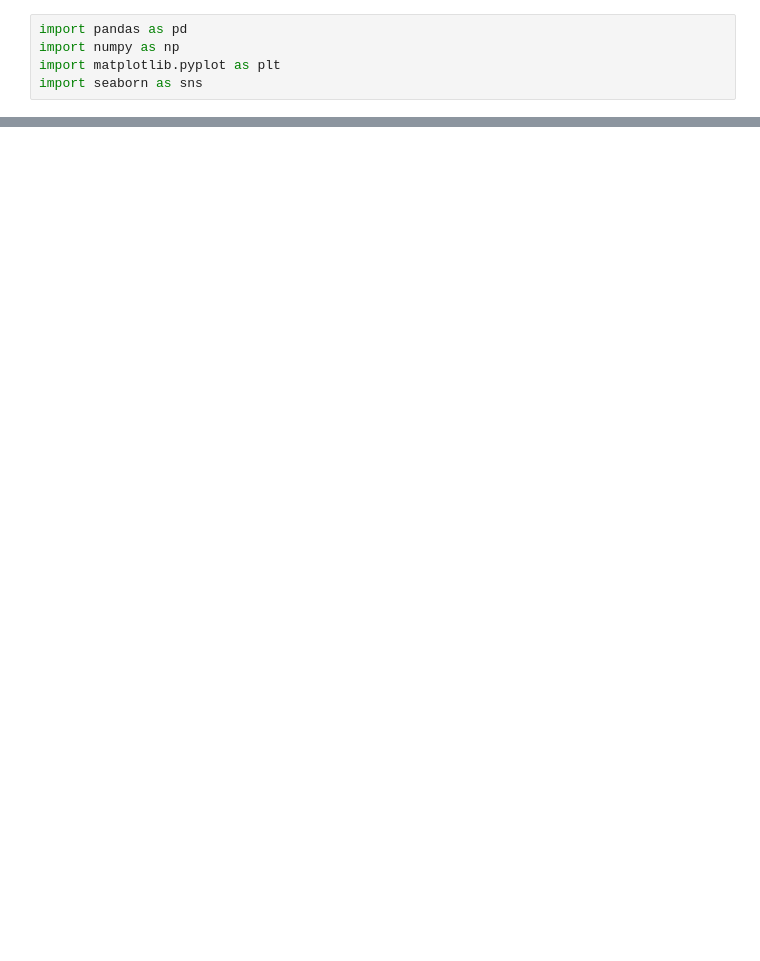
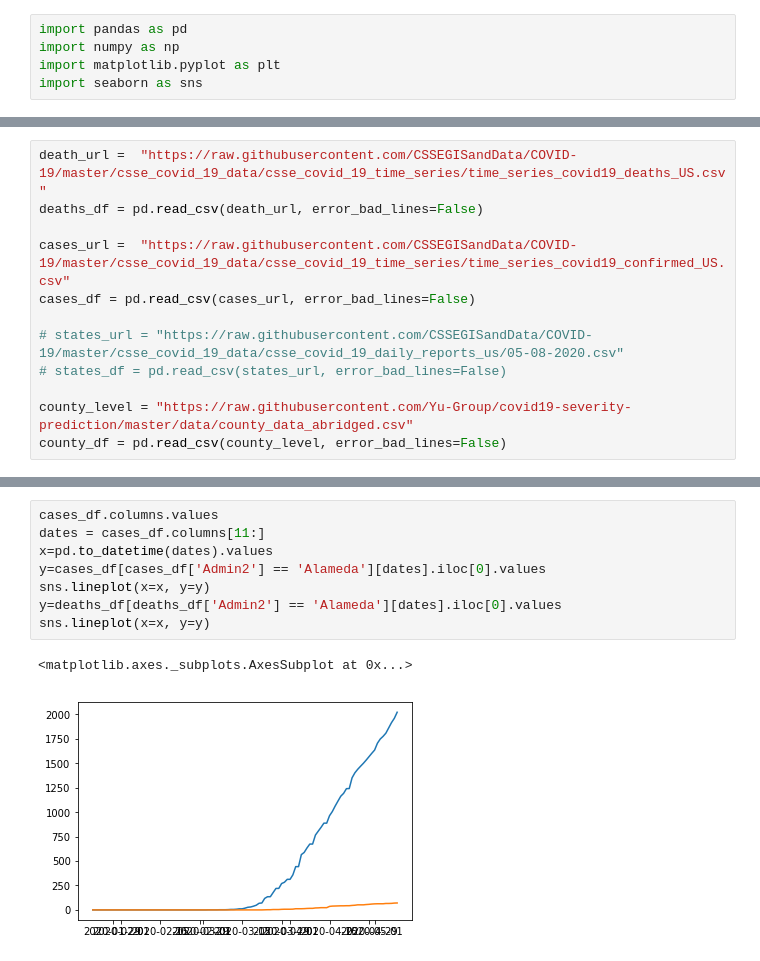
Before and after one commit to AndyFlury13/covid19-final-project, a Jupyter notebook: final_proj/victor.ipynb, the cells around one changed output, grey strips where cells are left out. Cells and saved outputs as stored; diff of their text form; blank space fills up the shorter version.

```diff
--- a/final_proj/victor.ipynb
+++ b/final_proj/victor.ipynb
@@ -17 +6,13 @@ cases_times = pd.read_csv(data_url, error_bad_lines=False)
+# %%
+death_url =  "https://raw.githubusercontent.com/CSSEGISandData/COVID-19/master/csse_covid_19_data/csse_covid_19_time_series/time_series_covid19_deaths_US.csv"
+deaths_df = pd.read_csv(death_url, error_bad_lines=False)
+
+cases_url =  "https://raw.githubusercontent.com/CSSEGISandData/COVID-19/master/csse_covid_19_data/csse_covid_19_time_series/time_series_covid19_confirmed_US.csv"
+cases_df = pd.read_csv(cases_url, error_bad_lines=False)
+
+# states_url = "https://raw.githubusercontent.com/CSSEGISandData/COVID-19/master/csse_covid_19_data/csse_covid_19_daily_reports_us/05-08-2020.csv"
+# states_df = pd.read_csv(states_url, error_bad_lines=False)
+
+county_level = "https://raw.githubusercontent.com/Yu-Group/covid19-severity-prediction/master/data/county_data_abridged.csv"
+county_df = pd.read_csv(county_level, error_bad_lines=False)
 # %%
@@ -39,0 +48,11 @@ array(['UID', 'iso2', 'iso3', 'code3', 'FIPS', 'Admin2', 'Province_State',
+# %%
+cases_df.columns.values
+dates = cases_df.columns[11:]
+x=pd.to_datetime(dates).values
+y=cases_df[cases_df['Admin2'] == 'Alameda'][dates].iloc[0].values
+sns.lineplot(x=x, y=y)
+y=deaths_df[deaths_df['Admin2'] == 'Alameda'][dates].iloc[0].values
+sns.lineplot(x=x, y=y)
+# %% [output]
+<matplotlib.axes._subplots.AxesSubplot at 0x...>
+[figure, added]
```
Also changed, not shown: parts of 8 cells of this notebook, 1 other file.
